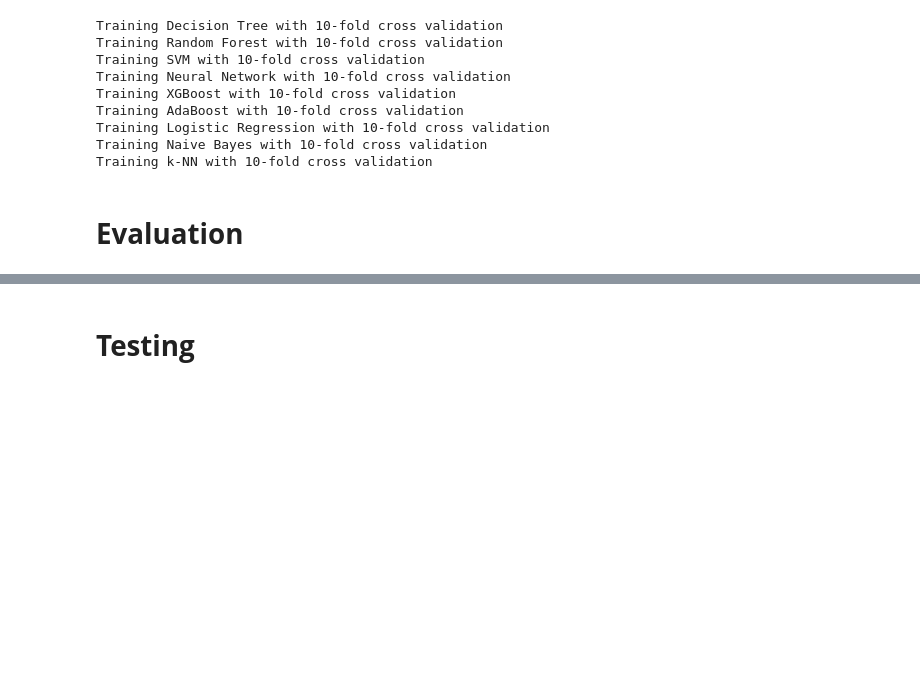
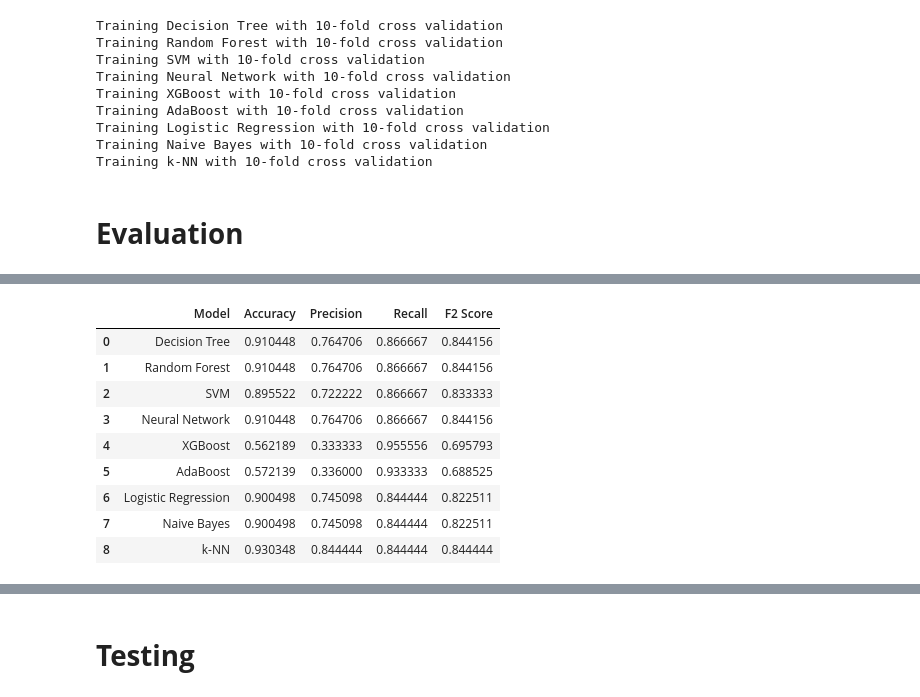
Before and after one commit to minhhdtr/nosql-injection-detection, a Jupyter notebook: nosql-injection-detection/nosql_injection_detection.ipynb, the cells around one changed output, grey strips where cells are left out. Drawn from its saved outputs; the diff is of its cells as text; code cells hidden in the pictures; blank space fills up the shorter version.

```diff
--- a/nosql-injection-detection/nosql_injection_detection.ipynb
+++ b/nosql-injection-detection/nosql_injection_detection.ipynb
@@ -680,3 +582,59 @@ plot_confusion_matrix(y_test, y_pred_knn, 'k-NN')
+# %%
+best_dt = grid_dt.best_estimator_
+best_rf = grid_rf.best_estimator_
+best_svm = grid_svm.best_estimator_
+best_nn = grid_nn.best_estimator_
+best_xgb = grid_xgb.best_estimator_
+best_ada = grid_ada.best_estimator_
+best_lr = grid_lr.best_estimator_
+best_nb = BernoulliNB().fit(X_resampled, y_resampled)
+best_knn = grid_knn.best_estimator_
+
+best_models = [
+    ('Decision Tree', best_dt),
+    ('Random Forest', best_rf),
+    ('SVM', best_svm),
+    ('Neural Network', best_nn),
+    ('XGBoost', best_xgb),
+    ('AdaBoost', best_ada),
+    ('Logistic Regression', best_lr),
+    ('Naive Bayes', best_nb),
+    ('k-NN', best_knn)
+]
+# %%
+# test results
+
+test_results = []
+
+for name, model in best_models:
+    y_pred = model.predict(X_test)
+    acc = accuracy_score(y_test, y_pred)
+    prec = precision_score(y_test, y_pred, zero_division=0)
+    rec = recall_score(y_test, y_pred)
+    f2 = fbeta_score(y_test, y_pred, beta=2)
+    test_results.append({
+        "Model": name,
+        "Accuracy": round(acc, 6),
+        "Precision": round(prec, 6),
+        "Recall": round(rec, 6),
+        "F2 Score": round(f2, 6)
+    })
+
+# test results
+
+test_results_df = pd.DataFrame(test_results)
+display(test_results_df)
+# %% [output]
+|  | Model | Accuracy | Precision | Recall | F2 Score |
+| 0 | Decision Tree | 0.910448 | 0.764706 | 0.866667 | 0.844156 |
+| 1 | Random Forest | 0.910448 | 0.764706 | 0.866667 | 0.844156 |
+| 2 | SVM | 0.895522 | 0.722222 | 0.866667 | 0.833333 |
+| 3 | Neural Network | 0.910448 | 0.764706 | 0.866667 | 0.844156 |
+| 4 | XGBoost | 0.562189 | 0.333333 | 0.955556 | 0.695793 |
+| 5 | AdaBoost | 0.572139 | 0.336000 | 0.933333 | 0.688525 |
+| 6 | Logistic Regression | 0.900498 | 0.745098 | 0.844444 | 0.822511 |
+| 7 | Naive Bayes | 0.900498 | 0.745098 | 0.844444 | 0.822511 |
+| 8 | k-NN | 0.930348 | 0.844444 | 0.844444 | 0.844444 |
 # %%
 print(best_model_name)
 print(best_model_instance)
```
Also changed, not shown: parts of 10 cells of this notebook, 8 other files.
